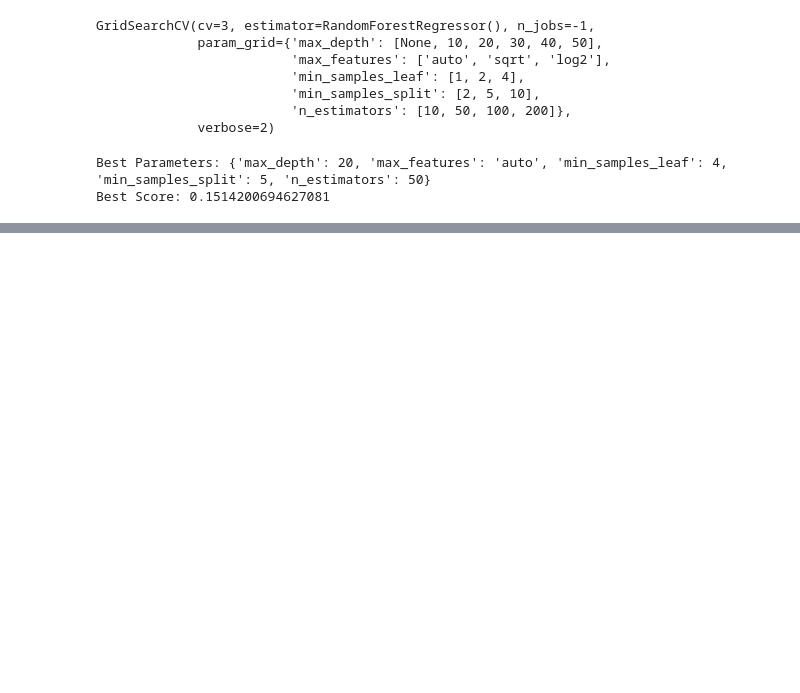
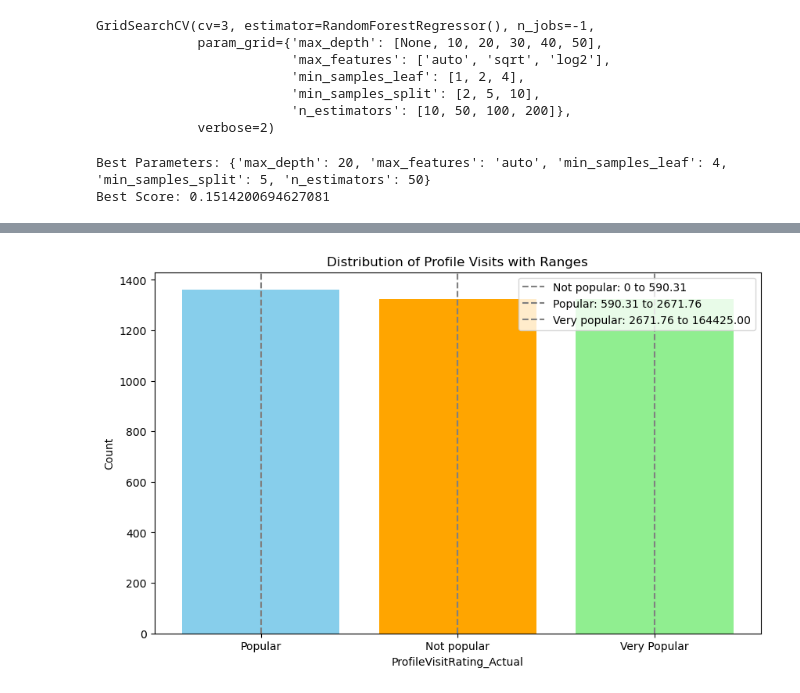
Before and after one commit to GaliS22/Dating-App--ML-Project, a Jupyter notebook: Model Selection and Fine-Tuning.ipynb, the cells around one changed output, grey strips where cells are left out. Drawn from its saved outputs; the diff is of its cells as text; code cells hidden in the pictures; blank space fills up the shorter version.

```diff
--- a/Model Selection and Fine-Tuning.ipynb
+++ b/Model Selection and Fine-Tuning.ipynb
@@ -276,0 +410,27 @@ models_list
+# %%
+df['ProfileVisitRange'] = pd.cut(df['counts_profileVisits'],
+                                 bins=[0, low_threshold, medium_threshold, high_threshold],
+                                 labels=['Not popular', 'Popular', 'Very Popular'],
+                                 include_lowest=True)
+
+dev_predictions = base_model.predict(X)
+# %%
+# Create a new column for ProfileVisitRating based on actual values
+df['ProfileVisitRating_Actual'] = pd.cut(df['counts_profileVisits'],
+                                         bins=[0, low_threshold, medium_threshold, high_threshold],
+                                         labels=['Not popular', 'Popular', 'Very Popular'],
+                                         include_lowest=True)
+
+# Create a new column for ProfileVisitRating based on predicted values
+df['ProfileVisitRating_Predicted'] = pd.cut(dev_predictions,
+                                            bins=[0, low_threshold, medium_threshold, high_threshold],
+                                            labels=['Not popular', 'Popular', 'Very Popular'],
+                                            include_lowest=True)
+
+# Create the DataFrame with actual, predicted, and rating columns
+results_df = df.copy()  # Copy the original DataFrame to keep all columns
+results_df['Actual'] = y  # Assuming y contains the actual target values
+results_df['Predicted'] = dev_predictions
+
+# Display the DataFrame
+print(results_df.head())
@@ -276,0 +490,20 @@ models_list
+# %%
+category_counts = df['ProfileVisitRating_Actual'].value_counts()
+
+# Plotting
+plt.figure(figsize=(10, 6))
+bars = plt.bar(category_counts.index, category_counts.values, color=['skyblue', 'orange', 'lightgreen'])
+
+# Annotate the plot with ranges
+plt.axvline(x=0, color='grey', linestyle='--', label=f'Not popular: 0 to {low_threshold:.2f}')
+plt.axvline(x=1, color='grey', linestyle='--', label=f'Popular: {low_threshold:.2f} to {medium_threshold:.2f}')
+plt.axvline(x=2, color='grey', linestyle='--', label=f'Very popular: {medium_threshold:.2f} to {high_threshold:.2f}')
+
+plt.xlabel('ProfileVisitRating_Actual')
+plt.ylabel('Count')
+plt.title('Distribution of Profile Visits with Ranges')
+plt.legend(loc='upper right')
+plt.xticks(rotation=0)  # Rotates x-axis labels to be horizontal
+plt.show()
+# %% [output]
+[figure, added]
```
Also changed, not shown: parts of 19 cells of this notebook, 1 other file.
